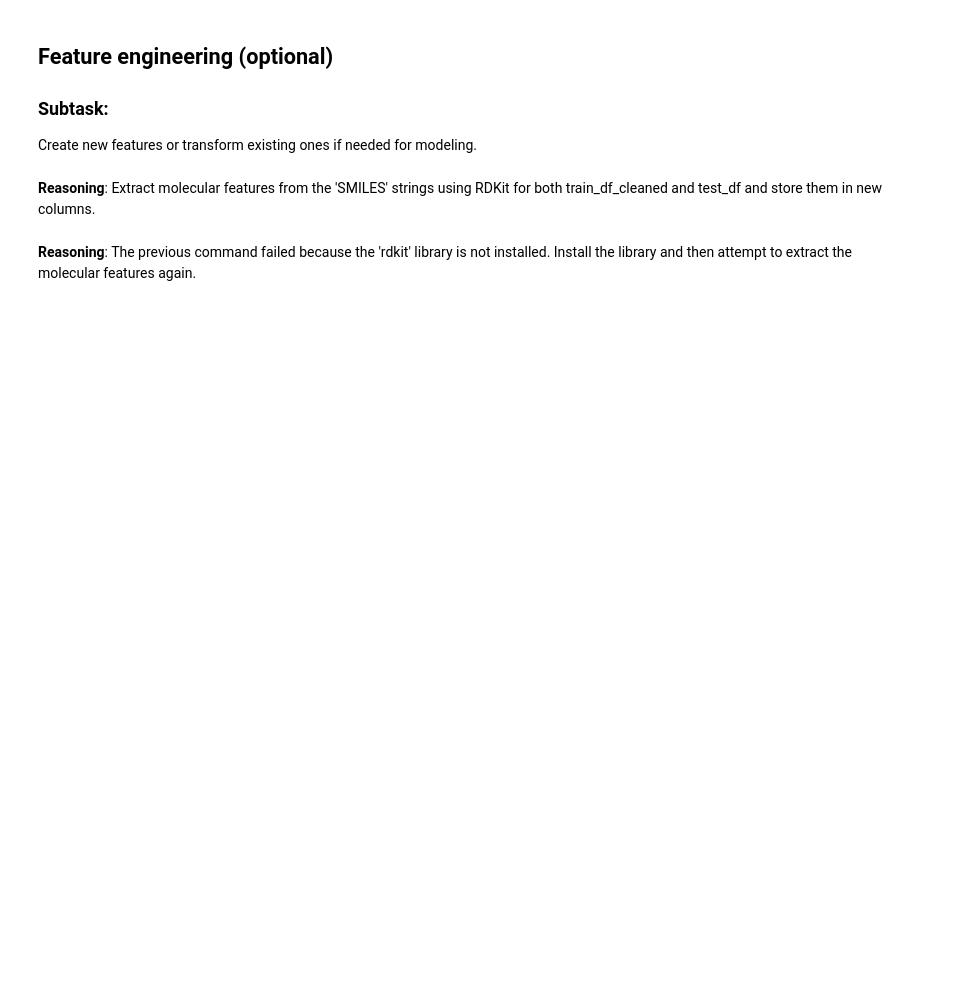
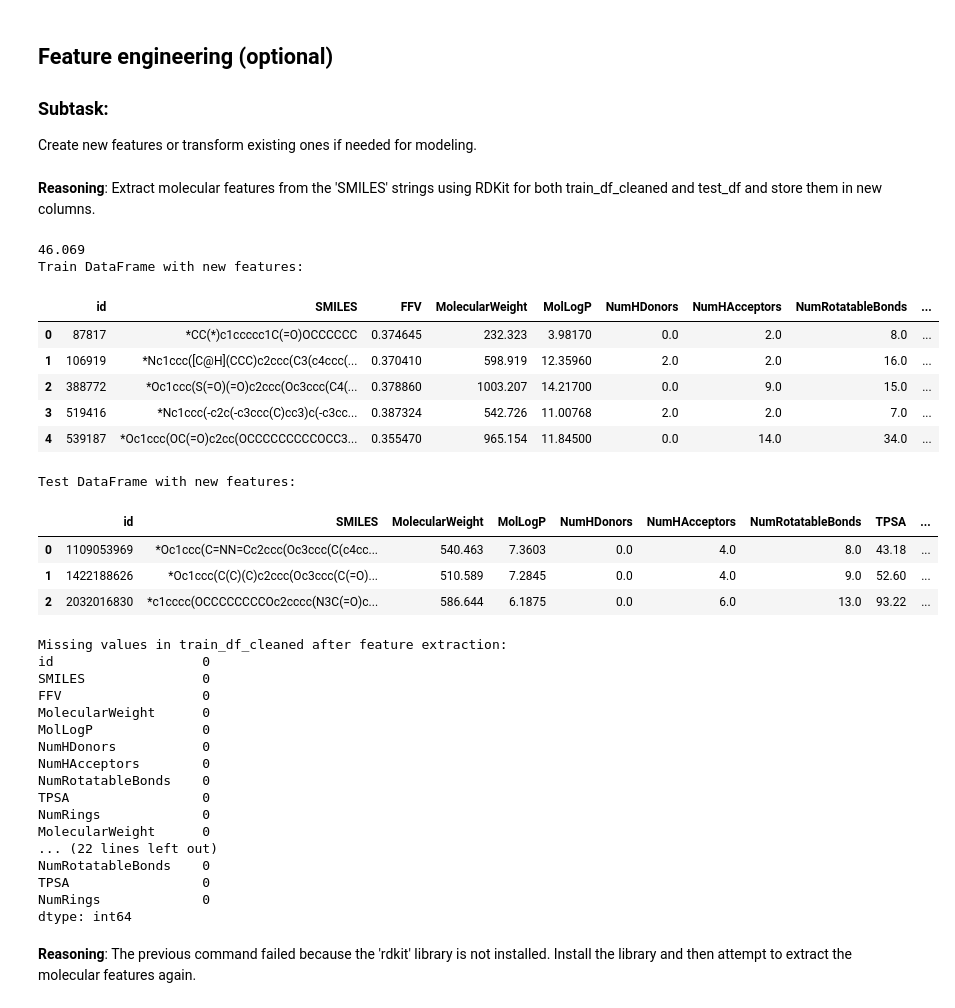
Before and after one commit to Ishita95-harvad/NeurIPS---Open-Polymer-Prediction, a Jupyter notebook: neurips-open-polymer-ipyb-notebookb309957295.ipynb, the cells around one changed output. Drawn from its saved outputs; the diff is of its cells as text; code cells hidden in the pictures; blank space fills up the shorter version.

```diff
--- a/neurips-open-polymer-ipyb-notebookb309957295.ipynb
+++ b/neurips-open-polymer-ipyb-notebookb309957295.ipynb
@@ -199,6 +272,12 @@ Create new features or transform existing ones if needed for modeling.
 **Reasoning**:
 Extract molecular features from the 'SMILES' strings using RDKit for both train_df_cleaned and test_df and store them in new columns.
 # %%
+from rdkit import Chem
+from rdkit.Chem import Descriptors
+
+mol = Chem.MolFromSmiles("CCO")  # Ethanol
+print(Descriptors.MolWt(mol))    # Should print molecular weight
+
 from rdkit import Chem
 from rdkit.Chem import Descriptors
 import numpy as np
@@ -220,33 +299,64 @@ def smiles_to_descriptors(smiles):
             return pd.Series([mw, logp, hbd, hba, rotatable_bonds, tpsa, num_rings])
         else:
             return pd.Series([np.nan] * 7) # Return NaNs for invalid SMILES
     except:
         return pd.Series([np.nan] * 7) # Return NaNs for any errors during processing
 
 # Apply the function to the 'SMILES' column of both dataframes
 descriptor_names = ['MolecularWeight', 'MolLogP', 'NumHDonors', 'NumHAcceptors', 'NumRotatableBonds', 'TPSA', 'NumRings']
 
 train_descriptors = train_df_cleaned['SMILES'].apply(smiles_to_descriptors)
 train_descriptors.columns = descriptor_names
 train_df_cleaned = pd.concat([train_df_cleaned, train_descriptors], axis=1)
 
 test_descriptors = test_df['SMILES'].apply(smiles_to_descriptors)
 test_descriptors.columns = descriptor_names
 test_df = pd.concat([test_df, test_descriptors], axis=1)
 
 # Display the first few rows of the dataframes with new features
 print("Train DataFrame with new features:")
 display(train_df_cleaned.head())
 
 print("\nTest DataFrame with new features:")
 display(test_df.head())
 
 # Check for any missing values that might have been introduced
 print("\nMissing values in train_df_cleaned after feature extraction:")
 print(train_df_cleaned.isnull().sum())
 
 print("\nMissing values in test_df after feature extraction:")
 print(test_df.isnull().sum())
+# %% [output]
+46.069
+Train DataFrame with new features:
+|  | id | SMILES | FFV | MolecularWeight | MolLogP | NumHDonors | NumHAcceptors | NumRotatableBonds | ... |
+| 0 | 87817 | *CC(*)c1ccccc1C(=O)OCCCCCC | 0.374645 | 232.323 | 3.98170 | 0.0 | 2.0 | 8.0 | ... |
+| 1 | 106919 | *Nc1ccc([C@H](CCC)c2ccc(C3(c4ccc(... | 0.370410 | 598.919 | 12.35960 | 2.0 | 2.0 | 16.0 | ... |
+| 2 | 388772 | *Oc1ccc(S(=O)(=O)c2ccc(Oc3ccc(C4(... | 0.378860 | 1003.207 | 14.21700 | 0.0 | 9.0 | 15.0 | ... |
+| 3 | 519416 | *Nc1ccc(-c2c(-c3ccc(C)cc3)c(-c3cc... | 0.387324 | 542.726 | 11.00768 | 2.0 | 2.0 | 7.0 | ... |
+| 4 | 539187 | *Oc1ccc(OC(=O)c2cc(OCCCCCCCCCOCC3... | 0.355470 | 965.154 | 11.84500 | 0.0 | 14.0 | 34.0 | ... |
+Test DataFrame with new features:
+|  | id | SMILES | MolecularWeight | MolLogP | NumHDonors | NumHAcceptors | NumRotatableBonds | TPSA | ... |
+| 0 | 1109053969 | *Oc1ccc(C=NN=Cc2ccc(Oc3ccc(C(c4cc... | 540.463 | 7.3603 | 0.0 | 4.0 | 8.0 | 43.18 | ... |
+| 1 | 1422188626 | *Oc1ccc(C(C)(C)c2ccc(Oc3ccc(C(=O)... | 510.589 | 7.2845 | 0.0 | 4.0 | 9.0 | 52.60 | ... |
+| 2 | 2032016830 | *c1cccc(OCCCCCCCCOc2cccc(N3C(=O)c... | 586.644 | 6.1875 | 0.0 | 6.0 | 13.0 | 93.22 | ... |
+Missing values in train_df_cleaned after feature extraction:
+id                   0
+SMILES               0
+FFV                  0
+MolecularWeight      0
+MolLogP              0
+NumHDonors           0
+NumHAcceptors        0
+NumRotatableBonds    0
+TPSA                 0
+NumRings             0
+MolecularWeight      0
+... (22 lines left out)
+NumRotatableBonds    0
+TPSA                 0
+NumRings             0
+dtype: int64
 # %% [markdown]
 **Reasoning**:
 The previous command failed because the 'rdkit' library is not installed. Install the library and then attempt to extract the molecular features again.
```
Also changed, not shown: parts of 31 cells of this notebook.
